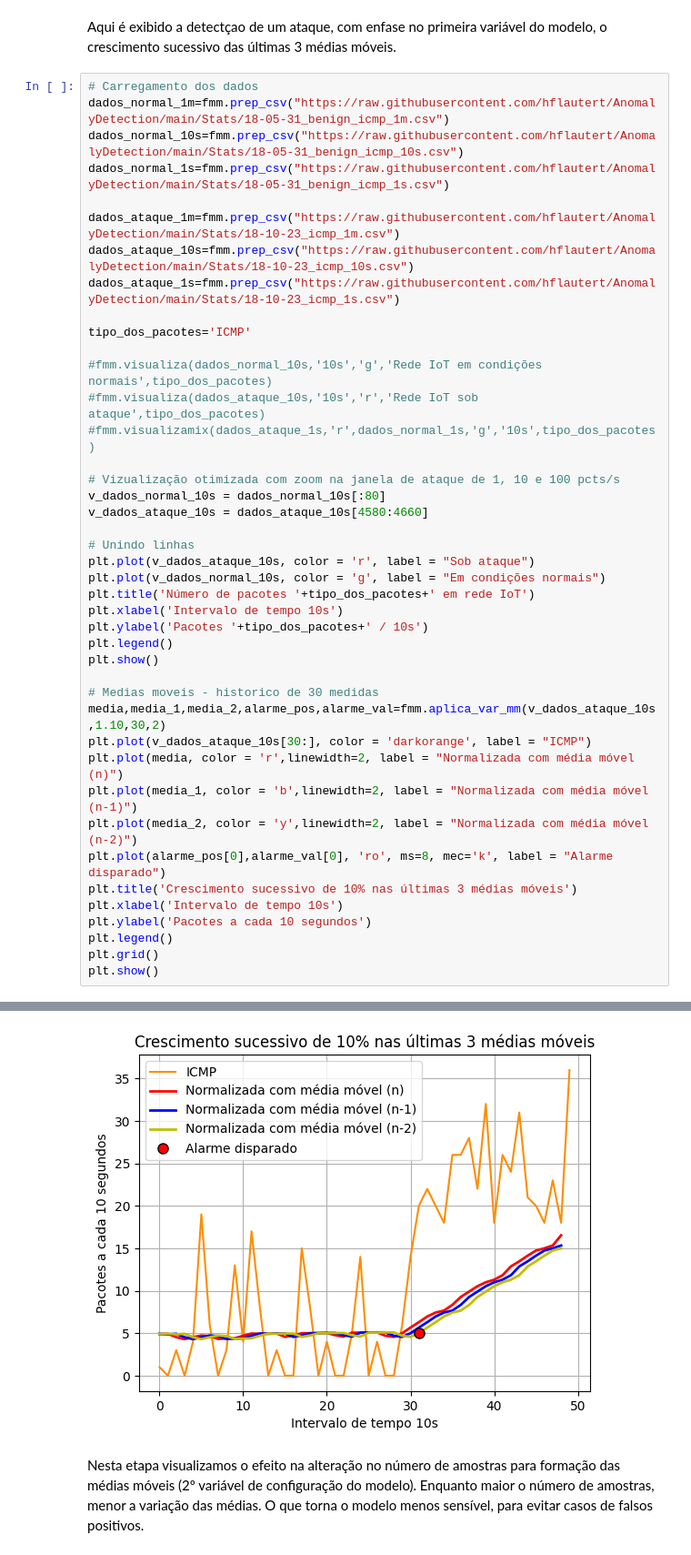
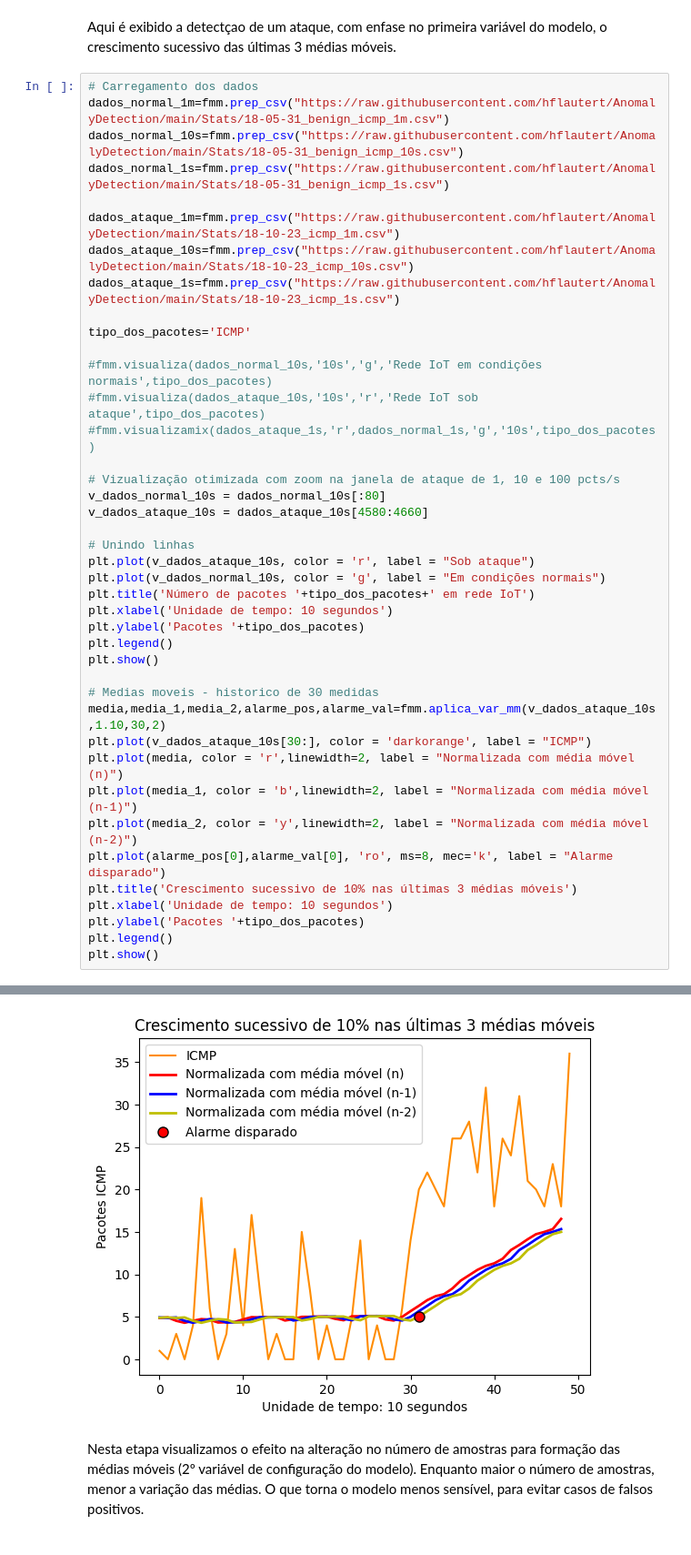
Before and after one commit to hflautert/AnomalyDetection, a Jupyter notebook: ModeloHMM.ipynb, the cells around one changed output, grey strips where cells are left out. Shown at 91% size. Drawn from its saved outputs; the diff is of its cells as text.

```diff
--- a/ModeloHMM.ipynb
+++ b/ModeloHMM.ipynb
@@ -73,8 +73,8 @@ v_dados_ataque_10s = dados_ataque_10s[4580:4660]
 plt.plot(v_dados_ataque_10s, color = 'r', label = "Sob ataque")
 plt.plot(v_dados_normal_10s, color = 'g', label = "Em condições normais")
 plt.title('Número de pacotes '+tipo_dos_pacotes+' em rede IoT')
-plt.xlabel('Intervalo de tempo 10s')
-plt.ylabel('Pacotes '+tipo_dos_pacotes+' / 10s')
+plt.xlabel('Unidade de tempo: 10 segundos')
+plt.ylabel('Pacotes '+tipo_dos_pacotes)
 plt.legend()
 plt.show()
 
@@ -86,9 +86,8 @@ plt.plot(media_1, color = 'b',linewidth=2, label = "Normalizada com média móve
 plt.plot(media_2, color = 'y',linewidth=2, label = "Normalizada com média móvel (n-2)")
 plt.plot(alarme_pos[0],alarme_val[0], 'ro', ms=8, mec='k', label = "Alarme disparado")
 plt.title('Crescimento sucessivo de 10% nas últimas 3 médias móveis')
-plt.xlabel('Intervalo de tempo 10s')
-plt.ylabel('Pacotes a cada 10 segundos')
+plt.xlabel('Unidade de tempo: 10 segundos')
+plt.ylabel('Pacotes '+tipo_dos_pacotes)
 plt.legend()
-plt.grid()
 plt.show()
 # %% [output]
@@ -96,5 +95,5 @@ plt.show()
 5.0 5.666666666666667 6.3
-[figure, old version]
+[figure, new version]
 # %% [markdown]
 Nesta etapa visualizamos o efeito na alteração no número de amostras para formação das médias móveis (2º variável de configuração do modelo). Enquanto maior o número de amostras, menor a variação das médias. O que torna o modelo menos sensível, para evitar casos de falsos positivos.
 # %%
```
Also changed, not shown: parts of 2 cells of this notebook.
